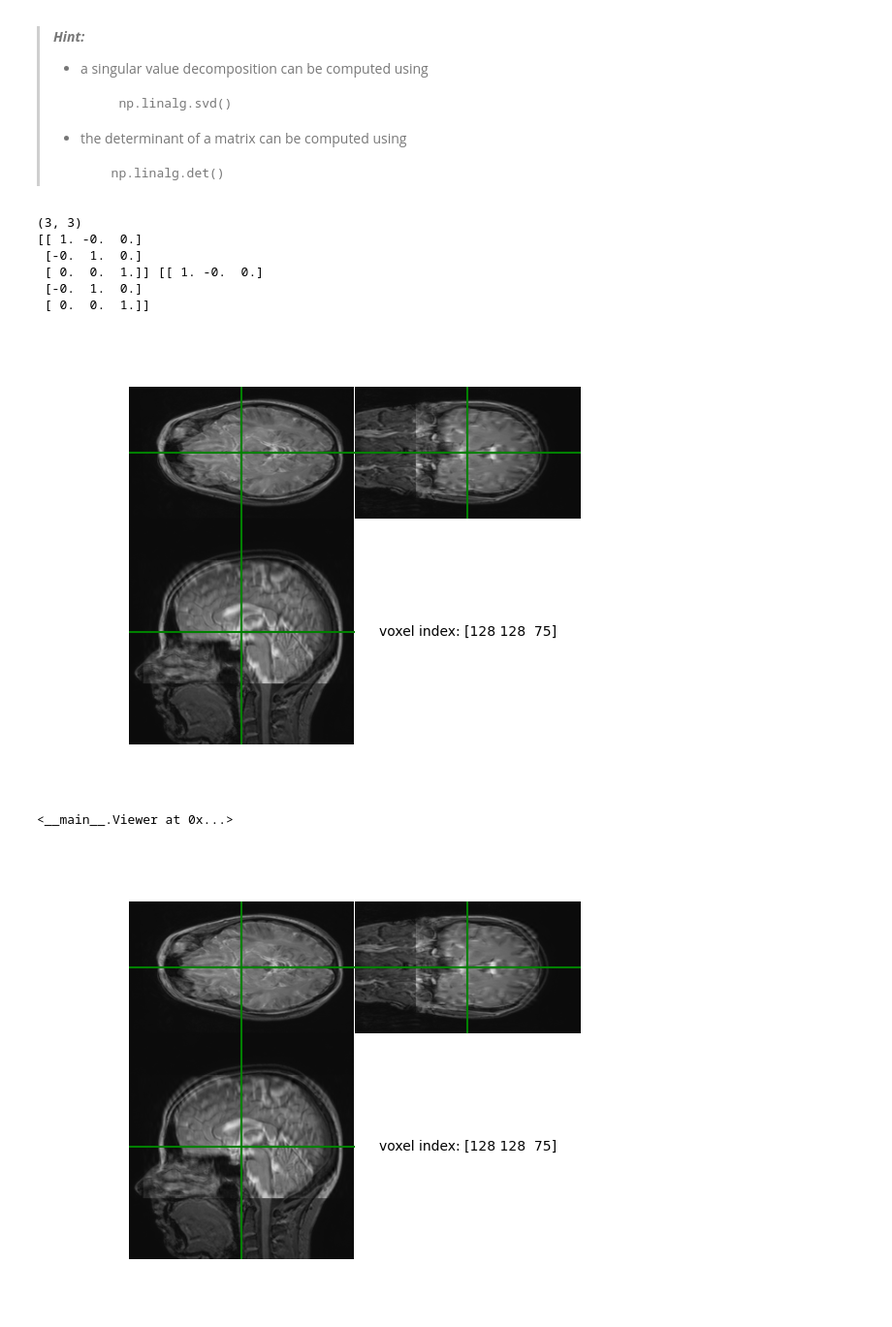
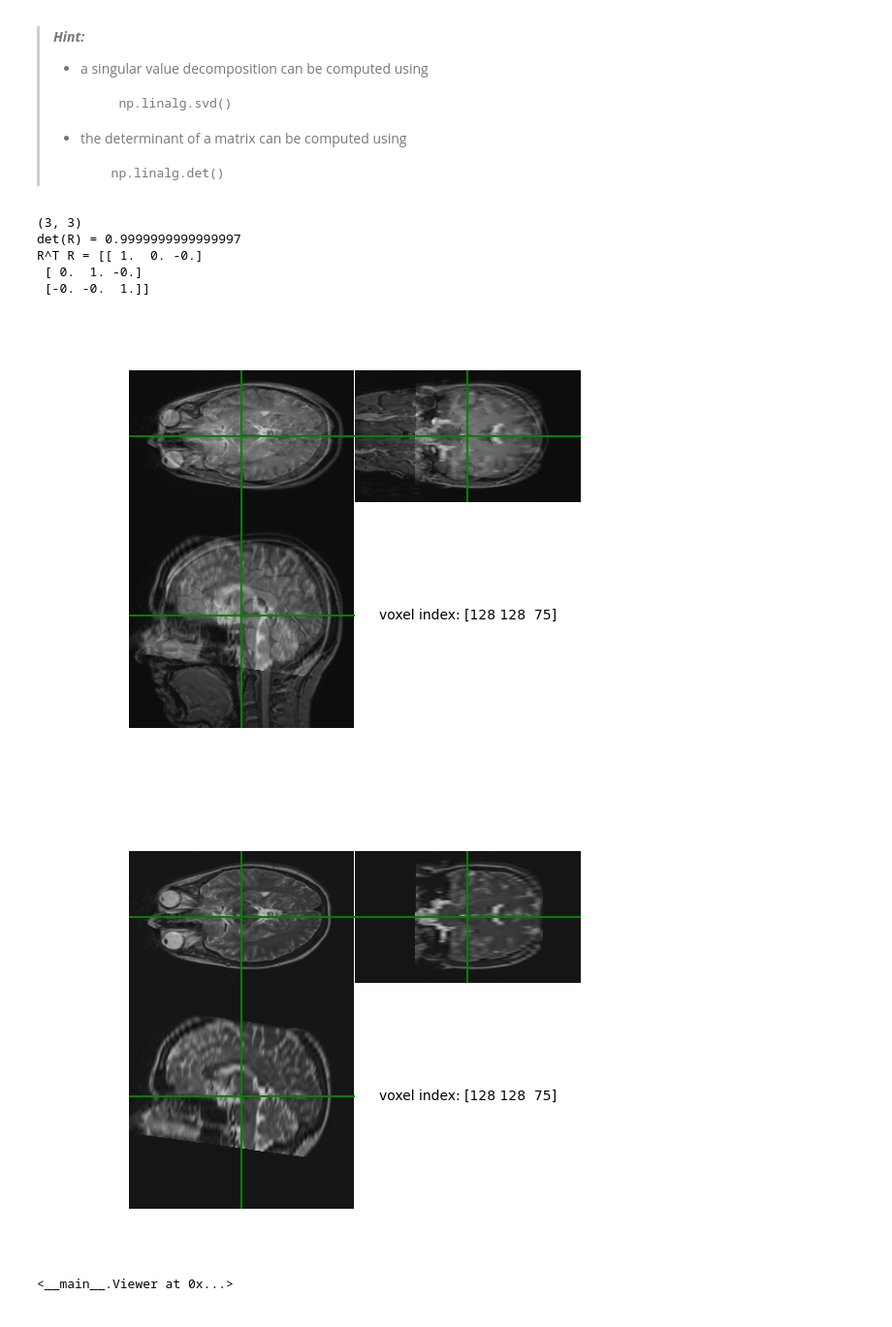
Before and after one commit to HolgeMax/MIA, a Jupyter notebook: Holger/Week_4/Ex2_student.ipynb, the cells around one changed output. Shown at 97% size. Cells and saved outputs as stored; diff of their text form; code cells hidden in the pictures.

```diff
--- a/Holger/Week_4/Ex2_student.ipynb
+++ b/Holger/Week_4/Ex2_student.ipynb
@@ -248,21 +239,21 @@ Viewer(T1_data)
 # %%
-## 7 pairwise landmarks
-
-
-
+## 4 pairwise landmarks
 LM_t1 = np.vstack([
-    [37, 110, 79, 1],
-    [240, 110, 78, 1],
-    [144, 110, 131, 1],
-    [144, 198, 75, 1]
+    [37, 110, 79, 1],    # Nose ridge
+    [240, 110, 78, 1],   # Back skull
+    [144, 110, 131, 1],  # Right side skull
+    [144, 110, 20, 1],   # Left side skull
+    [144, 198, 75, 1]   # Top of brain/skull
 ])
 
 LM_t2 = np.vstack([
-    [125, 231, 8, 1],
-    [137, 20, 8, 1],
-    [206, 116, 8, 1],
-    [128, 116, 25, 1]
+    [125, 231, 8, 1],    # Nose ridge
+    [137, 20, 8, 1],     # Back skull
+    [55, 116, 8, 1],     # Right side skull
+    [206, 116, 8, 1],    # left side skull
+    [128, 116, 25, 1]    # Top of brain/skull
 ])
+
 T1_world = (M_1 @ LM_t1.T).T[:, :3]
 T2_world = (M_2 @ LM_t2.T).T[:, :3]
 # %%
@@ -338,21 +329,24 @@ Repeat Task 4, but this time using a *rigid* transformation model. Vary the numb
 >         np.linalg.det()
 >
 # %%
-x_hat = LM_t1.mean(axis=0)
-y_hat = LM_t2.mean(axis=0)
-x_tilde = LM_t1 - x_hat
-y_tilde = LM_t2 - y_hat
+T1_world = (M_1 @ LM_t1.T).T [3:, :3] # 2x3
+T2_world = (M_2 @ LM_t2.T).T [3:, :3] # 2x3
+x_hat = T1_world.mean(axis=0)
+y_hat = T2_world.mean(axis=0)
+x_tilde = T1_world - x_hat
+y_tilde = T2_world - y_hat
 H = x_tilde.T @ y_tilde
+
 print(H.shape)
 
 U, S, V = np.linalg.svd(H)
-
-R = V.T @ U.T # Makes sure determinate is det(R) = 1 and that V.T @ V,  U.T @U = I identity matrix
-print(V.T @ V,  U.T @U)
+R = V @ U.T # Makes sure determinate is det(R) = 1 and that V.T @ V,  U.T @U = I identity matrix
 if np.linalg.det(R) < 0:
     V[-1, :] *= -1
     R = V.T @ U.T
 
+print("det(R) =", np.linalg.det(R))    # should be ≈ +1
+print("R^T R =", R.T @ R)
 t = y_hat - R @ x_hat # eq 2.10 finding t
 
 # create M Rotation R and t
@@ -361,29 +355,29 @@ M[:3, :3] = R
 M[:3, 3]  = t
 # %% [output]
 (3, 3)
-[[ 1. -0.  0.]
- [-0.  1.  0.]
- [ 0.  0.  1.]] [[ 1. -0.  0.]
- [-0.  1.  0.]
- [ 0.  0.  1.]]
+det(R) = 0.9999999999999997
+R^T R = [[ 1.  0. -0.]
+ [ 0.  1. -0.]
+ [-0. -0.  1.]]
 # %%
 Big_M = np.linalg.solve(M_2, M @ M_1)
 
 V1,V2,V3 = np.meshgrid( np.arange( T1_data.shape[0] ),
                                 np.arange( T1_data.shape[1] ),
                                 np.arange( T1_data.shape[2] ), indexing='ij' )
 V1, V2, V3 = V1.flatten(), V2.flatten(), V3.flatten()
 V_T1 = np.column_stack([V1, V2, V3, np.ones(len(V3))])
 V_T1 = V_T1.T
 
 T2_space = Big_M @ V_T1 # Calculation T2_transformation to T1_space
 
 # sample T2 image on these coordinates
 T2_resampled = map_coordinates(T2_data, T2_space[:3], order=3)
 T2_resampled = T2_resampled.reshape(T1_data.shape)
 
 Viewer(T2_resampled / T2_resampled.max() + T1_data / T1_data.max())
+Viewer(T2_resampled)
 # %% [output]
-[figure, old version]
+[figure, new version]
+[figure, new version]
 <__main__.Viewer at 0x...>
-[figure, old version]
```
Also changed, not shown: parts of 4 cells of this notebook, 2 other files.
